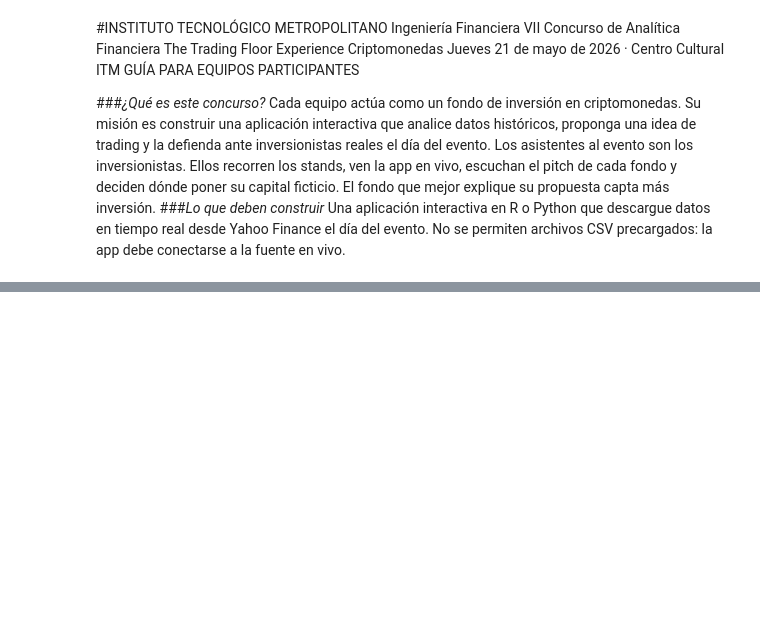
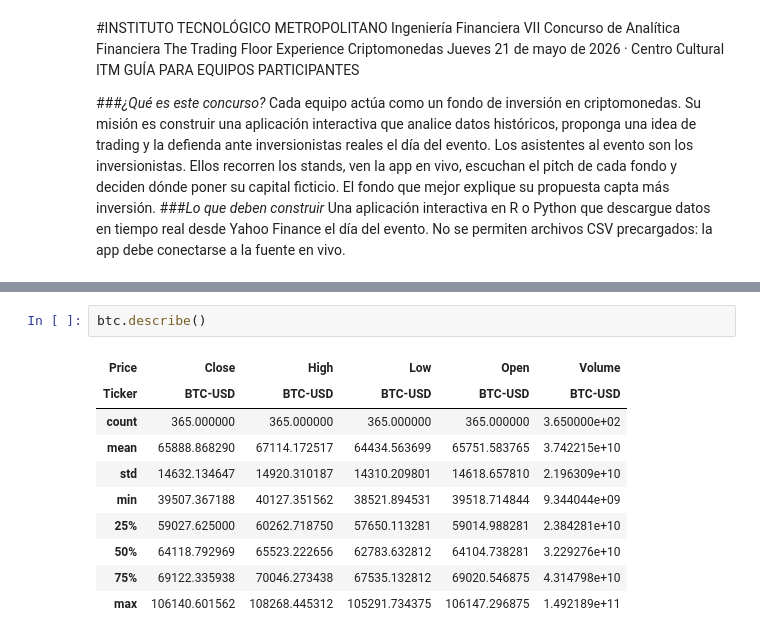
Before and after one commit to fraygoezdavid/Lenguajes_de_programacion, a Jupyter notebook: Proyecto_Cripto_Entregable.ipynb, the cells around one changed output, grey strips where cells are left out. Drawn from its saved outputs; the diff is of its cells as text; blank space fills up the shorter version.

```diff
--- a/Proyecto_Cripto_Entregable.ipynb
+++ b/Proyecto_Cripto_Entregable.ipynb
@@ -21,0 +112,13 @@ día del evento. No se permiten archivos CSV precargados: la app debe conectarse
+# %%
+btc.describe()
+# %% [output]
+| Price | Close | High | Low | Open | Volume |
+| Ticker | BTC-USD | BTC-USD | BTC-USD | BTC-USD | BTC-USD |
+| count | 365.000000 | 365.000000 | 365.000000 | 365.000000 | 3.650000e+02 |
+| mean | 65888.868290 | 67114.172517 | 64434.563699 | 65751.583765 | 3.742215e+10 |
+| std | 14632.134647 | 14920.310187 | 14310.209801 | 14618.657810 | 2.196309e+10 |
+| min | 39507.367188 | 40127.351562 | 38521.894531 | 39518.714844 | 9.344044e+09 |
+| 25% | 59027.625000 | 60262.718750 | 57650.113281 | 59014.988281 | 2.384281e+10 |
+| 50% | 64118.792969 | 65523.222656 | 62783.632812 | 64104.738281 | 3.229276e+10 |
+| 75% | 69122.335938 | 70046.273438 | 67535.132812 | 69020.546875 | 4.314798e+10 |
+| max | 106140.601562 | 108268.445312 | 105291.734375 | 106147.296875 | 1.492189e+11 |
```
Also changed, not shown: parts of 21 cells of this notebook.
